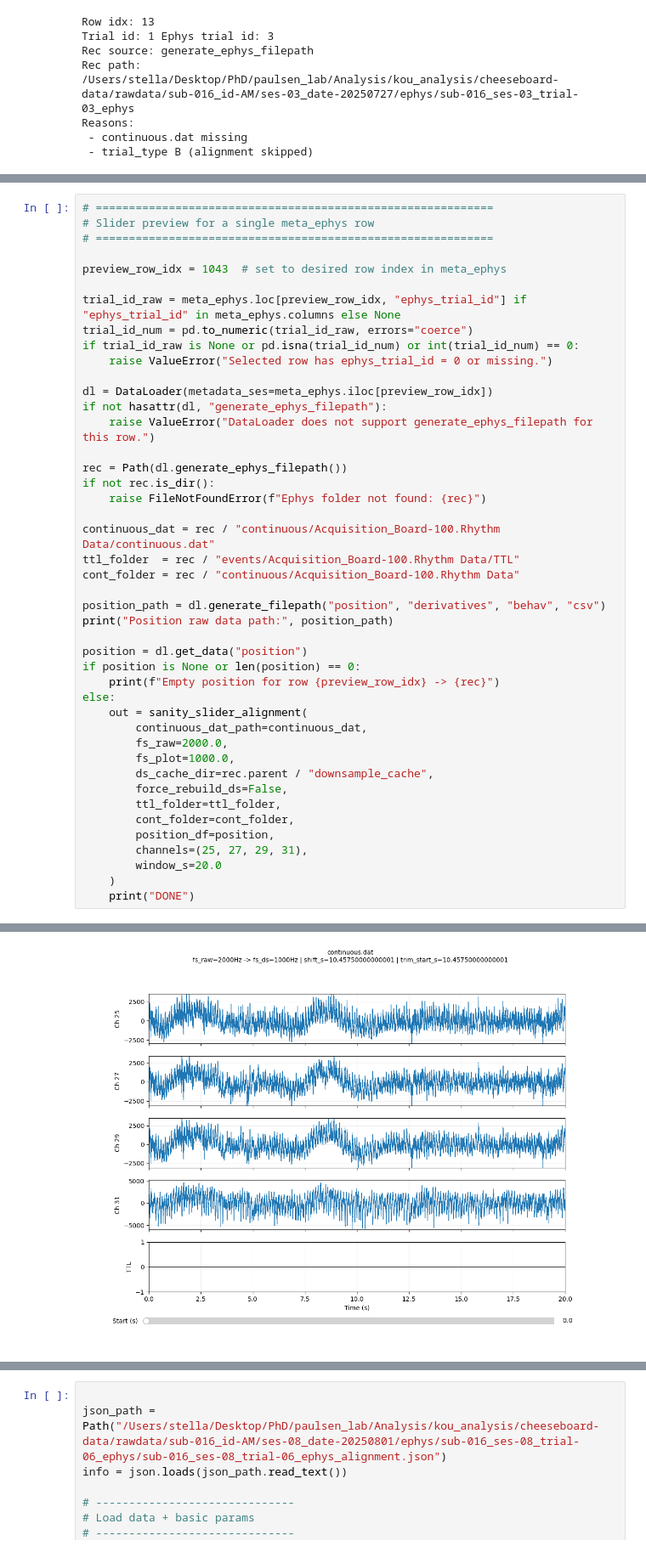
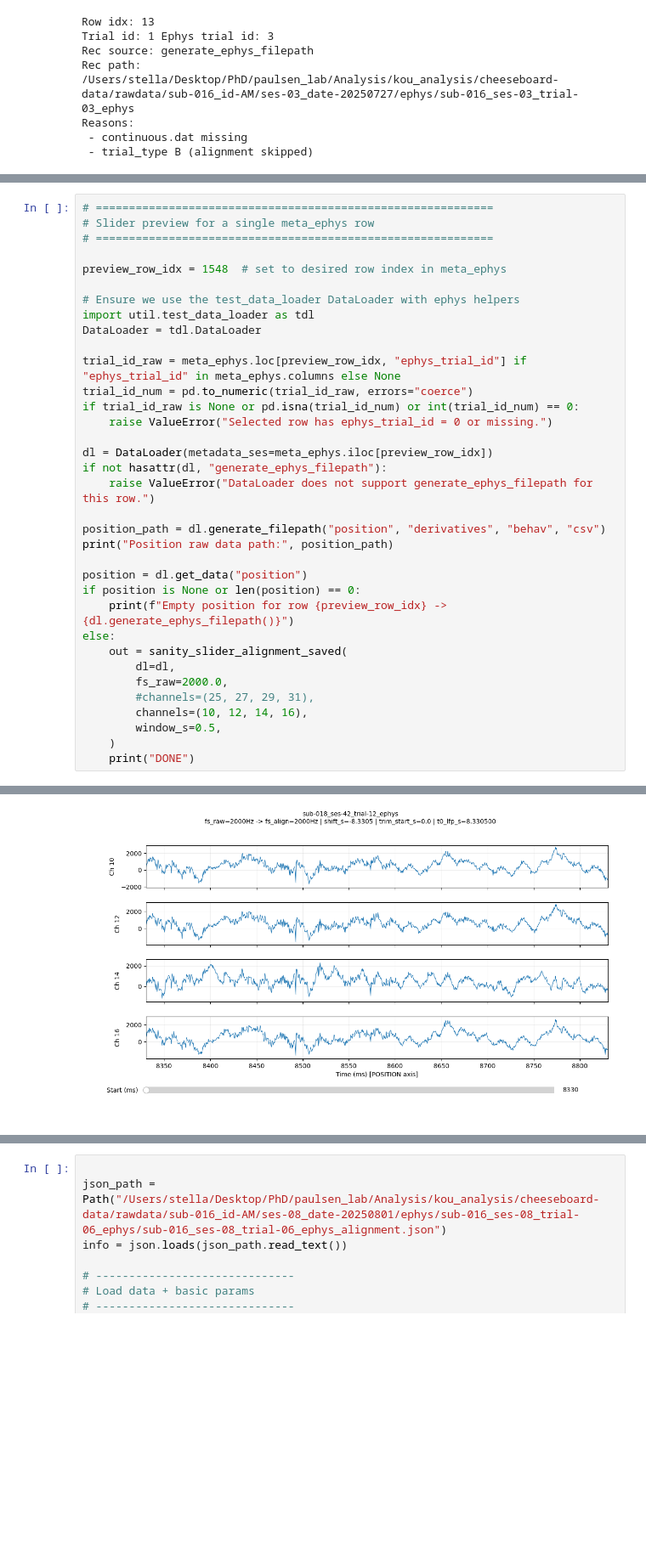
Before and after one commit to Koushouu/Cheeseboard, a Jupyter notebook: LFP/general/XM_ephys_preprocess.ipynb, the cells around one changed output, grey strips where cells are left out. Shown at 85% size. Saved outputs shown, nothing was run; the diff lists cells and outputs as text; blank space fills up the shorter version.

```diff
--- a/exploratory/ephys_preprocess.ipynb
+++ b/LFP/general/XM_ephys_preprocess.ipynb
@@ -1304,7 +1575,11 @@ def sanity_slider_alignment(
 # Slider preview for a single meta_ephys row
 # ============================================================
 
-preview_row_idx = 1043  # set to desired row index in meta_ephys
+preview_row_idx = 1548  # set to desired row index in meta_ephys
+
+# Ensure we use the test_data_loader DataLoader with ephys helpers
+import util.test_data_loader as tdl
+DataLoader = tdl.DataLoader
 
 trial_id_raw = meta_ephys.loc[preview_row_idx, "ephys_trial_id"] if "ephys_trial_id" in meta_ephys.columns else None
 trial_id_num = pd.to_numeric(trial_id_raw, errors="coerce")
@@ -1315,32 +1590,19 @@ dl = DataLoader(metadata_ses=meta_ephys.iloc[preview_row_idx])
 if not hasattr(dl, "generate_ephys_filepath"):
     raise ValueError("DataLoader does not support generate_ephys_filepath for this row.")
 
-rec = Path(dl.generate_ephys_filepath())
-if not rec.is_dir():
-    raise FileNotFoundError(f"Ephys folder not found: {rec}")
-
-continuous_dat = rec / "continuous/Acquisition_Board-100.Rhythm Data/continuous.dat"
-ttl_folder  = rec / "events/Acquisition_Board-100.Rhythm Data/TTL"
-cont_folder = rec / "continuous/Acquisition_Board-100.Rhythm Data"
-
 position_path = dl.generate_filepath("position", "derivatives", "behav", "csv")
 print("Position raw data path:", position_path)
 
 position = dl.get_data("position")
 if position is None or len(position) == 0:
-    print(f"Empty position for row {preview_row_idx} -> {rec}")
+    print(f"Empty position for row {preview_row_idx} -> {dl.generate_ephys_filepath()}")
 else:
-    out = sanity_slider_alignment(
-        continuous_dat_path=continuous_dat,
+    out = sanity_slider_alignment_saved(
+        dl=dl,
         fs_raw=2000.0,
-        fs_plot=1000.0,
-        ds_cache_dir=rec.parent / "downsample_cache",
-        force_rebuild_ds=False,
-        ttl_folder=ttl_folder,
-        cont_folder=cont_folder,
-        position_df=position,
-        channels=(25, 27, 29, 31),
-        window_s=20.0
+        #channels=(25, 27, 29, 31),
+        channels=(10, 12, 14, 16),
+        window_s=0.5,
     )
     print("DONE")
 # %% [output]
@@ -1348,4 +1610,4 @@ Position raw data path: /Users/stella/Desktop/PhD/paulsen_lab/Analysis/kou_analy
-[figure, old version]
+[figure, new version]
 DONE
 # %%
 
```
Also changed, not shown: parts of 8 cells of this notebook, 2 other files.
